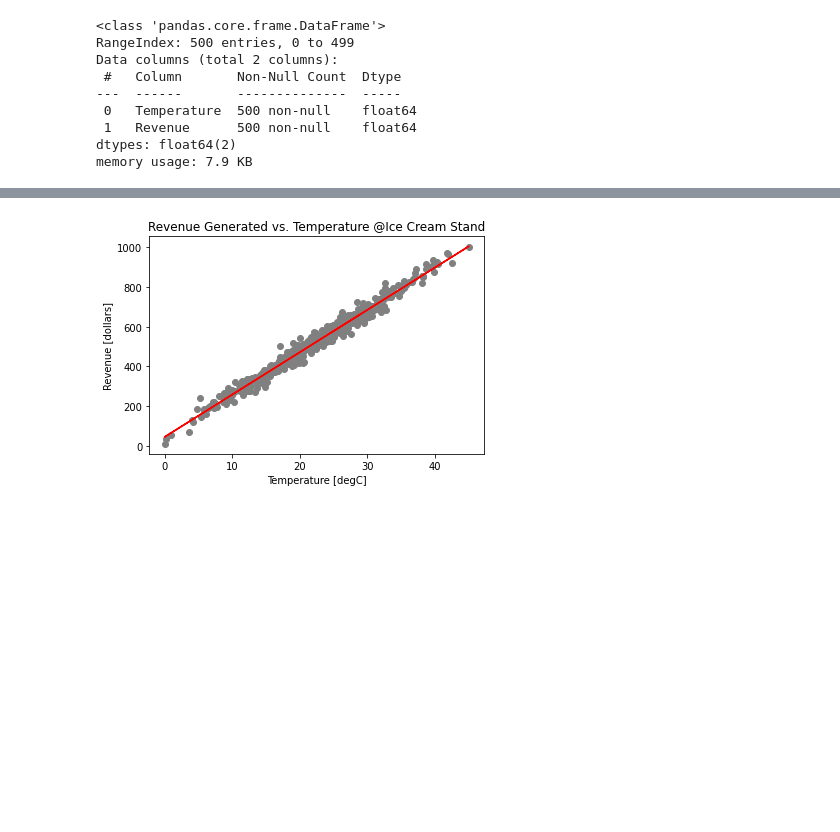
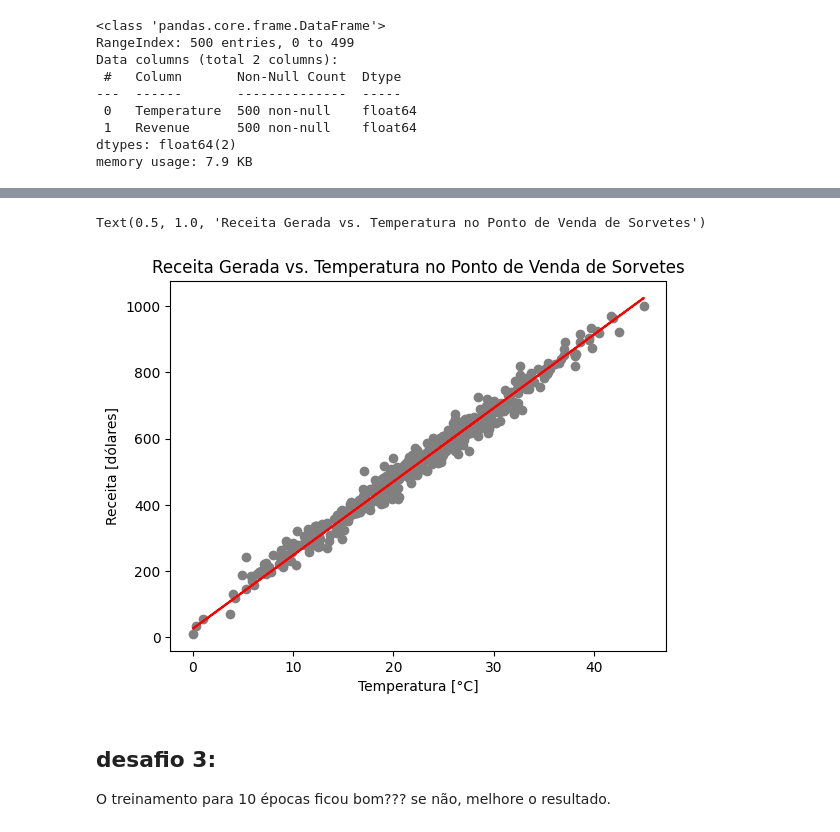
Before and after one commit to arnaldojr/DisruptiveArchitectures, a Jupyter notebook: material/aulas/IA/lab07/mlp.ipynb, the cells around one changed output, grey strips where cells are left out. Cells and saved outputs as stored; diff of their text form; code cells hidden in the pictures; blank space fills up the shorter version.

```diff
--- a/material/aulas/IA/lab07/mlp.ipynb
+++ b/material/aulas/IA/lab07/mlp.ipynb
@@ -48,7 +52,7 @@ from tensorflow.keras import layers
 
 
 model = keras.Sequential([
-    layers.Dense(units=1, input_shape=[3])
+    layers.Dense(units=1, input_shape=[1])
 ])
 
 model.summary()
@@ -151,2 +186,0 @@ sns.scatterplot(X_train, y_train);
-# %%
-epochs_hist = model.fit(X_train, y_train, epochs=1000)
@@ -170,0 +187,6 @@ Epoch 1000/1000
+# %%
+### Tente fazer o treinamento, se der erro! faça o ajustes necessários na camada sequencial em layer.dense().
+
+
+
+epochs_hist = model.fit(X_train, y_train, epochs=10)
@@ -186,7 +230,9 @@ Revenue Predictions Using Trained ANN = [[151.52942]]
 # %%
+import matplotlib.pyplot as plt
+
 plt.scatter(X_train, y_train, color = 'gray')
 plt.plot(X_train, model.predict(X_train), color = 'red')
-plt.ylabel('Revenue [dollars]')
-plt.xlabel('Temperature [degC]')
-plt.title('Revenue Generated vs. Temperature @Ice Cream Stand');
+plt.ylabel('Receita [dólares]')
+plt.xlabel('Temperatura [°C]')
+plt.title('Receita Gerada vs. Temperatura no Ponto de Venda de Sorvetes')
 # %% [output]
@@ -193 +240,6 @@ plt.title('Revenue Generated vs. Temperature @Ice Cream Stand');
+Text(0.5, 1.0, 'Receita Gerada vs. Temperatura no Ponto de Venda de Sorvetes')
-[figure, old version]
+[figure, new version]
+# %% [markdown]
+## desafio 3:
+
+O treinamento para 10 épocas ficou bom??? se não, melhore o resultado.
```
Also changed, not shown: parts of 24 cells of this notebook.
